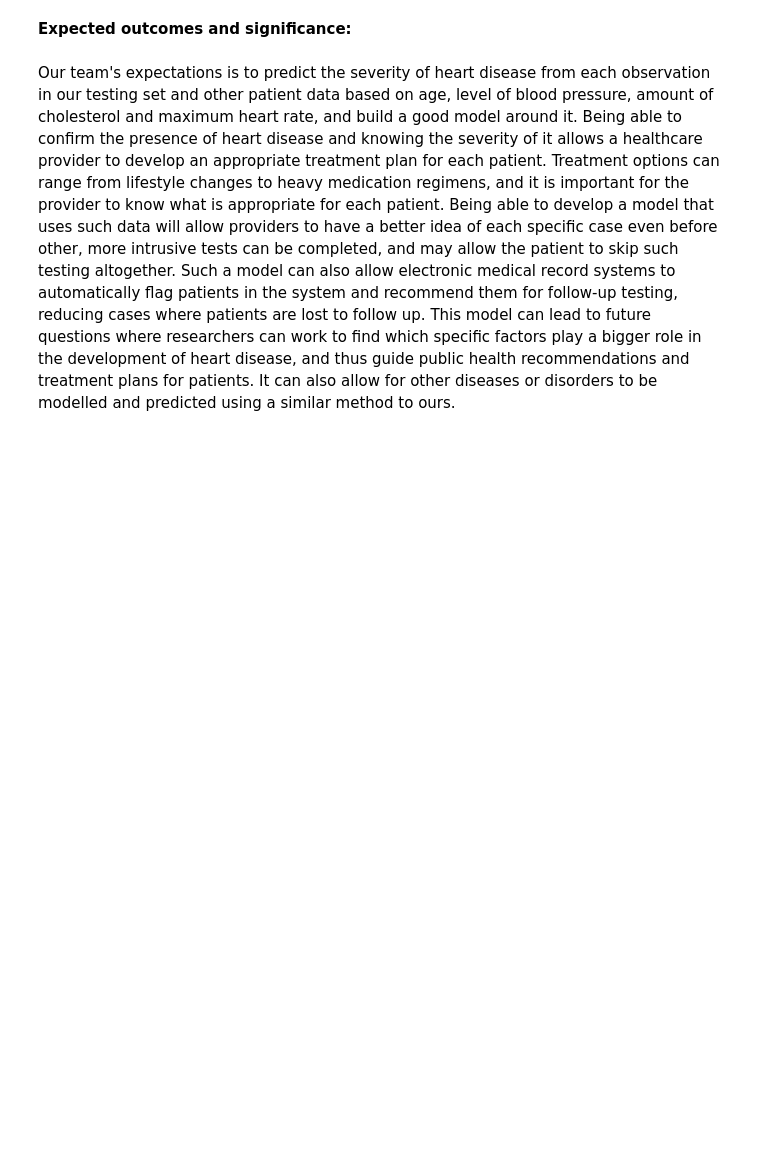
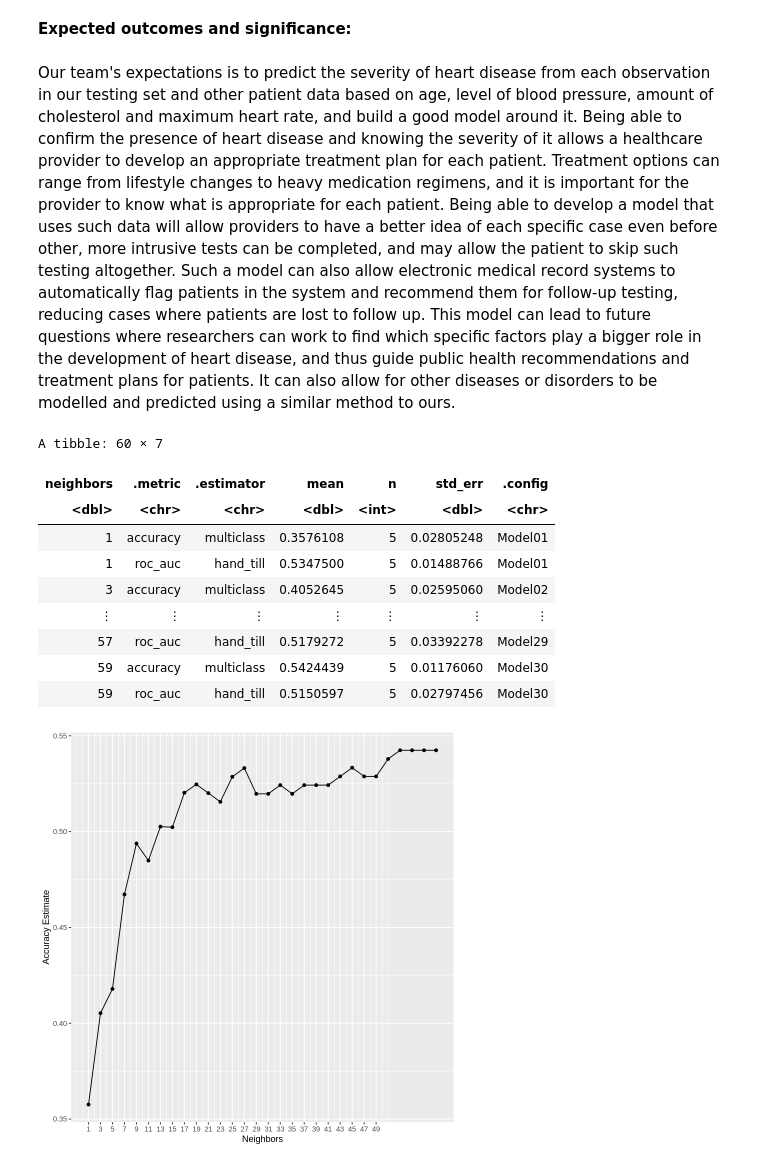
Before and after one commit to Q-Torstensen/heart_group_proposal, a Jupyter notebook: group_project_proposal.ipynb, the cells around one changed output. Cells and saved outputs as stored; diff of their text form; code cells hidden in the pictures; blank space fills up the shorter version.

Commit message:
K-Value and Accuracy Estimation of 1,2 & 1,3

```diff
--- a/group_project_proposal.ipynb
+++ b/group_project_proposal.ipynb
@@ -92,3 +92,47 @@ The visualization of our results will be a bar chart with each colour representi
 **Expected outcomes and significance:**
 # %% [markdown]
 Our team's expectations is to predict the severity of heart disease from each observation in our testing set and other patient data based on age, level of blood pressure, amount of cholesterol and maximum heart rate, and build a good model around it. Being able to confirm the presence of heart disease and knowing the severity of it allows a healthcare provider to develop an appropriate treatment plan for each patient. Treatment options can range from lifestyle changes to heavy medication regimens, and it is important for the provider to know what is appropriate for each patient. Being able to develop a model that uses such data will allow providers to have a better idea of each specific case even before other, more intrusive tests can be completed, and may allow the patient to skip such testing altogether. Such a model can also allow electronic medical record systems to automatically flag patients in the system and recommend them for follow-up testing, reducing cases where patients are lost to follow up. This model can lead to future questions where researchers can work to find which specific factors play a bigger role in the development of heart disease, and thus guide public health recommendations and treatment plans for patients. It can also allow for other diseases or disorders to be modelled and predicted using a similar method to ours.
+# %%
+set.seed(123)
+heart_recipe_1_2 <- recipe(diagnosis ~ age + restbps, data = heart_train) %>%
+    step_scale(all_predictors()) %>%
+    step_center(all_predictors())
+
+knn_spec_1_2 <- nearest_neighbor(weight_func = "rectangular",
+                                 neighbors = tune()) %>%
+    set_engine("kknn") %>%
+    set_mode("classification")
+
+k_vals <- tibble(neighbors = seq(from = 1, to = 60, by =2))
+
+heart_train_vfold <- vfold_cv(heart_train, v = 5, strata = diagnosis)
+
+knn_fit <- workflow() %>%
+    add_recipe(heart_recipe_1_2) %>%
+    add_model(knn_spec_1_2) %>%
+    tune_grid(resamples = heart_train_vfold, grid = k_vals) %>%
+    collect_metrics ()
+knn_fit
+
+accuracy <- knn_fit %>%
+    filter(.metric == "accuracy")
+
+cross_val_plot_1_2 <- ggplot(accuracy, aes(x = neighbors, y = mean)) +
+    geom_point() +
+    geom_line() +
+    labs(x = "Neighbors", y = "Accuracy Estimate") +
+    scale_x_continuous(breaks = seq(1, 50, by = 2))
+
+cross_val_plot_1_2
+# %% [output]
+A tibble: 60 × 7
+| neighbors | .metric | .estimator | mean | n | std_err | .config |
+| <dbl> | <chr> | <chr> | <dbl> | <int> | <dbl> | <chr> |
+| 1 | accuracy | multiclass | 0.3576108 | 5 | 0.02805248 | Model01 |
+| 1 | roc_auc | hand_till | 0.5347500 | 5 | 0.01488766 | Model01 |
+| 3 | accuracy | multiclass | 0.4052645 | 5 | 0.02595060 | Model02 |
+| ⋮ | ⋮ | ⋮ | ⋮ | ⋮ | ⋮ | ⋮ |
+| 57 | roc_auc | hand_till | 0.5179272 | 5 | 0.03392278 | Model29 |
+| 59 | accuracy | multiclass | 0.5424439 | 5 | 0.01176060 | Model30 |
+| 59 | roc_auc | hand_till | 0.5150597 | 5 | 0.02797456 | Model30 |
+[figure, added]
```
Also changed, not shown: parts of 4 cells of this notebook.
